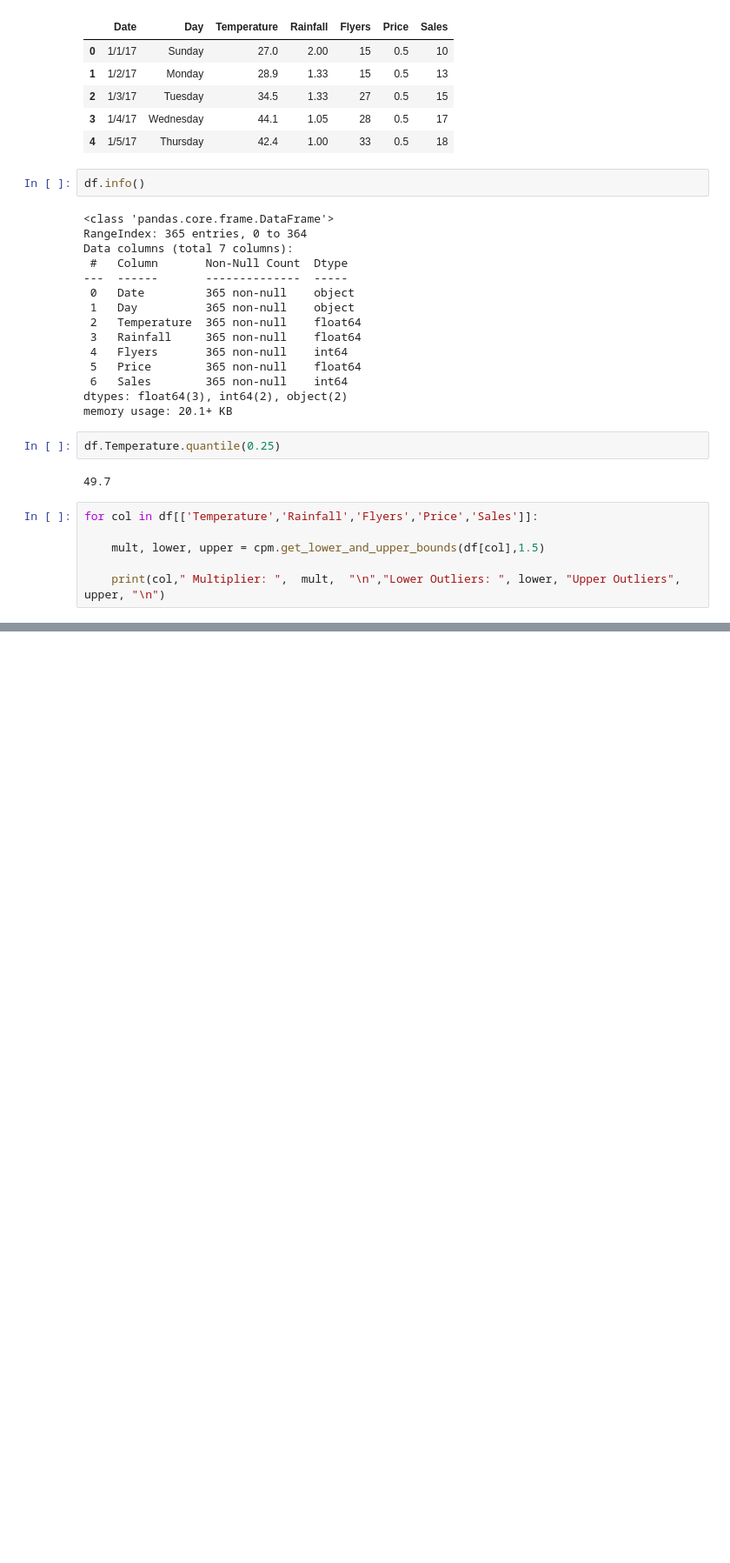
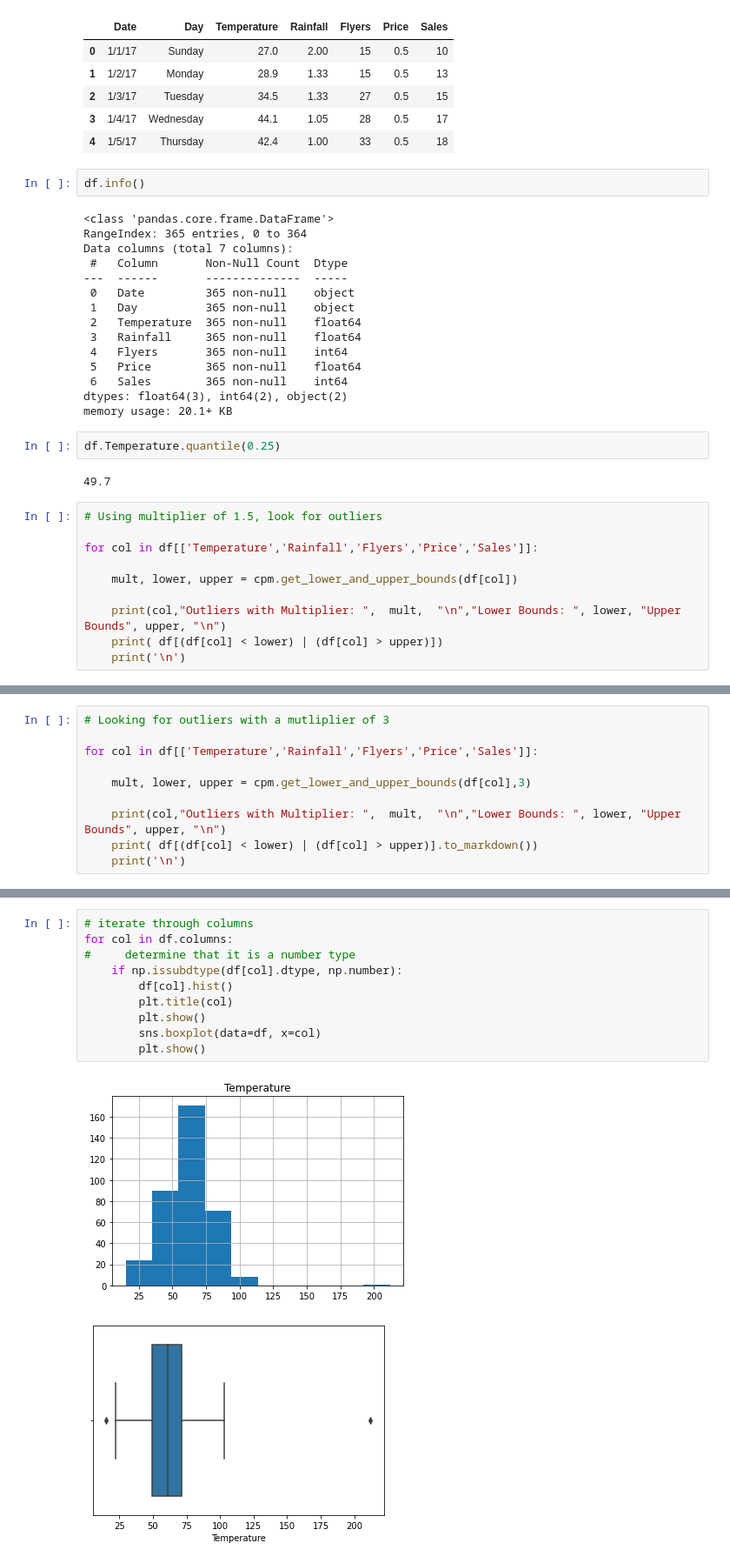
Before and after one commit to veronica-f-reyes/anomaly-detection-exercises, a Jupyter notebook: continuous_prob_methods_exercises.ipynb, the cells around one changed output, grey strips where cells are left out. Shown at 87% size. Cells and saved outputs as stored; diff of their text form; blank space fills up the shorter version.

```diff
--- a/continuous_prob_methods_exercises.ipynb
+++ b/continuous_prob_methods_exercises.ipynb
@@ -51,9 +54,13 @@ df.Temperature.quantile(0.25)
 # %% [output]
 49.7
 # %%
+# Using multiplier of 1.5, look for outliers
+
 for col in df[['Temperature','Rainfall','Flyers','Price','Sales']]:
 
-    mult, lower, upper = cpm.get_lower_and_upper_bounds(df[col],1.5)
+    mult, lower, upper = cpm.get_lower_and_upper_bounds(df[col])
 
-    print(col," Multiplier: ",  mult,  "\n","Lower Outliers: ", lower, "Upper Outliers", upper, "\n")
+    print(col,"Outliers with Multiplier: ",  mult,  "\n","Lower Bounds: ", lower, "Upper Bounds", upper, "\n")
+    print( df[(df[col] < lower) | (df[col] > upper)])
+    print('\n')
 # %% [output]
@@ -73,0 +84,10 @@ Sales  Multiplier:  1.5
+# %%
+# Looking for outliers with a mutliplier of 3
+
+for col in df[['Temperature','Rainfall','Flyers','Price','Sales']]:
+
+    mult, lower, upper = cpm.get_lower_and_upper_bounds(df[col],3)
+
+    print(col,"Outliers with Multiplier: ",  mult,  "\n","Lower Bounds: ", lower, "Upper Bounds", upper, "\n")
+    print( df[(df[col] < lower) | (df[col] > upper)].to_markdown())
+    print('\n')
@@ -73,0 +123,13 @@ Sales  Multiplier:  1.5
+# %%
+# iterate through columns
+for col in df.columns:
+#     determine that it is a number type
+    if np.issubdtype(df[col].dtype, np.number):
+        df[col].hist()
+        plt.title(col)
+        plt.show()
+        sns.boxplot(data=df, x=col)
+        plt.show()
+# %% [output]
+[figure, added]
+[figure, added]
```
Also changed, not shown: parts of 12 cells of this notebook.
